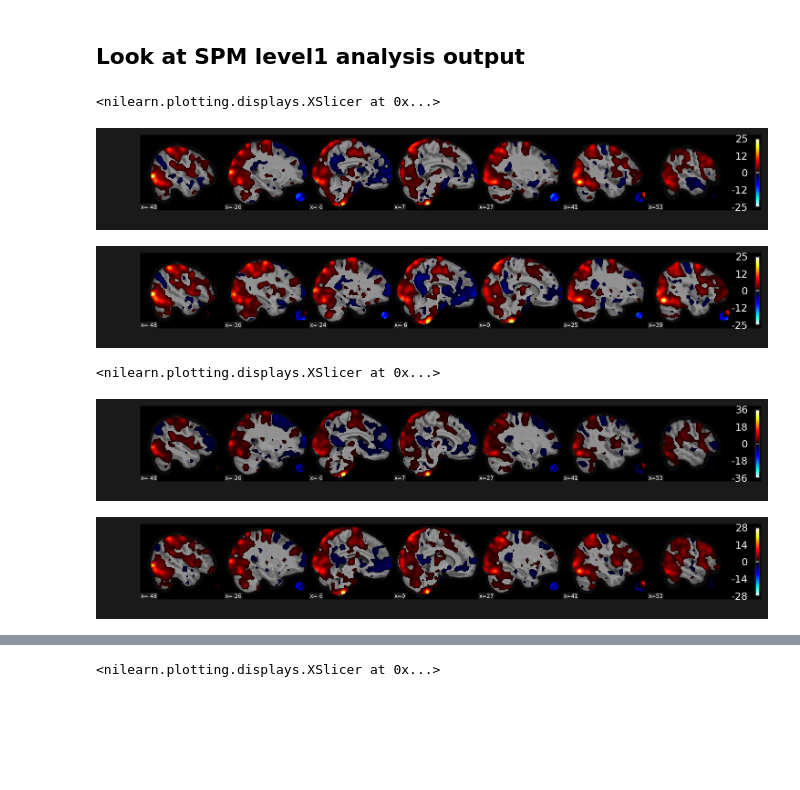
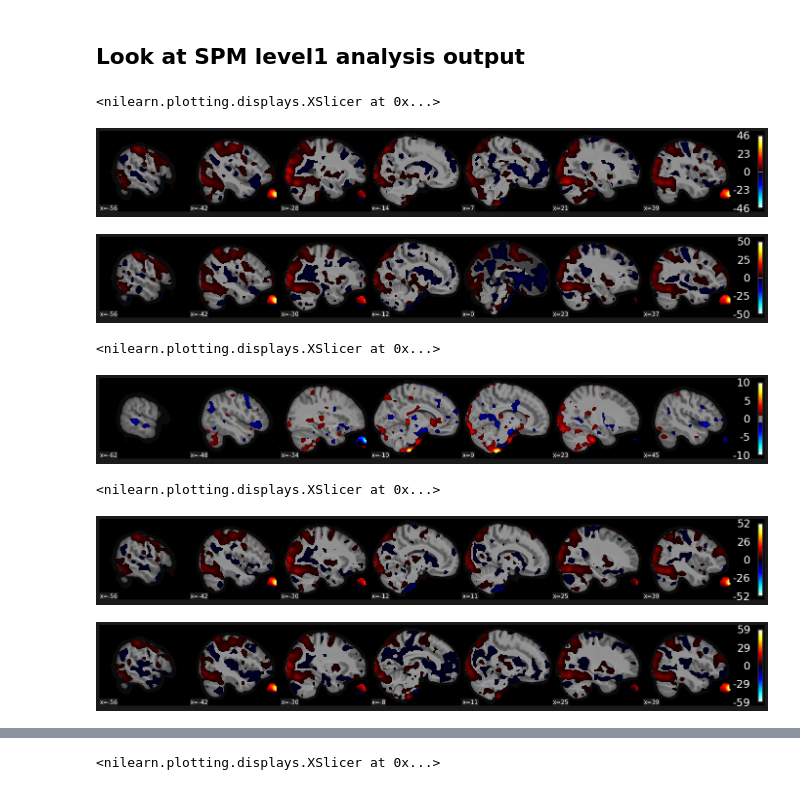
Before and after one commit to ruonanjia/mdm_imaging_analysis, a Jupyter notebook: mdm_imaging_glm.ipynb, the cells around one changed output, grey strips where cells are left out. Cells and saved outputs as stored; diff of their text form; code cells hidden in the pictures; blank space fills up the shorter version.

Commit message:
Look at 4 subjects 2nd level contrast

```diff
--- a/mdm_imaging_glm.ipynb
+++ b/mdm_imaging_glm.ipynb
@@ -241,17 +241,23 @@ plotting.plot_roi(mask_whb, bg_img = anat_mean)
 # con2 = nib.load(os.path.join(out_root, 'imaging', 'Sink', '1stLevel', '_subject_id_2588_task_id_2','con_0002.nii'))
 # %%
 # plot Medical ambiguity and risk
-plotting.plot_stat_map('/home/rj299/project/mdm_analysis/output/imaging/Sink/1stLevel/_subject_id_2588/con_0001.nii', threshold = 1, bg_img = anat_mean, display_mode = 'x')
-plotting.plot_stat_map('/home/rj299/project/mdm_analysis/output/imaging/Sink/1stLevel/_subject_id_2588/con_0002.nii', threshold = 1, bg_img = anat_mean, display_mode = 'x')
+plotting.plot_stat_map('/home/rj299/project/mdm_analysis/output/imaging/Sink/1stLevel/_subject_id_2073/con_0001.nii', threshold = 1, bg_img = anat_mean, display_mode = 'x')
+plotting.plot_stat_map('/home/rj299/project/mdm_analysis/output/imaging/Sink/1stLevel/_subject_id_2073/con_0002.nii', threshold = 1, bg_img = anat_mean, display_mode = 'x')
 # %% [output]
 <nilearn.plotting.displays.XSlicer at 0x...>
-[figure, old version]
+[figure, new version]
-[figure, old version]
+[figure, new version]
+# %%
+# plot Medical ambiguity > risk
+plotting.plot_stat_map('/home/rj299/project/mdm_analysis/output/imaging/Sink/1stLevel/_subject_id_2073/con_0003.nii', threshold = 1, bg_img = anat_mean, display_mode = 'x')
+# %% [output]
+<nilearn.plotting.displays.XSlicer at 0x...>
+[figure, added]
 # %%
 # plot Monetary ambiguity and risk
-plotting.plot_stat_map('/home/rj299/project/mdm_analysis/output/imaging/Sink/1stLevel/_subject_id_2588/con_0003.nii', threshold = 1, bg_img = anat_mean, display_mode = 'x')
-plotting.plot_stat_map('/home/rj299/project/mdm_analysis/output/imaging/Sink/1stLevel/_subject_id_2588/con_0004.nii', threshold = 1, bg_img = anat_mean, display_mode = 'x')
+plotting.plot_stat_map('/home/rj299/project/mdm_analysis/output/imaging/Sink/1stLevel/_subject_id_2073/con_0004.nii', threshold = 1, bg_img = anat_mean, display_mode = 'x')
+plotting.plot_stat_map('/home/rj299/project/mdm_analysis/output/imaging/Sink/1stLevel/_subject_id_2073/con_0005.nii', threshold = 1, bg_img = anat_mean, display_mode = 'x')
 # %% [output]
 <nilearn.plotting.displays.XSlicer at 0x...>
-[figure, old version]
+[figure, new version]
-[figure, old version]
+[figure, new version]
```
Also changed, not shown: parts of 10 cells of this notebook, 1 other file.
